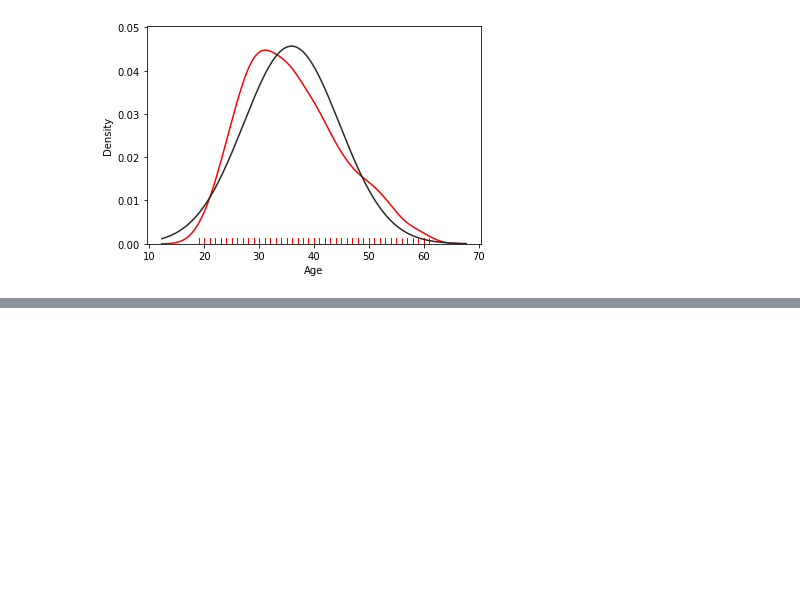
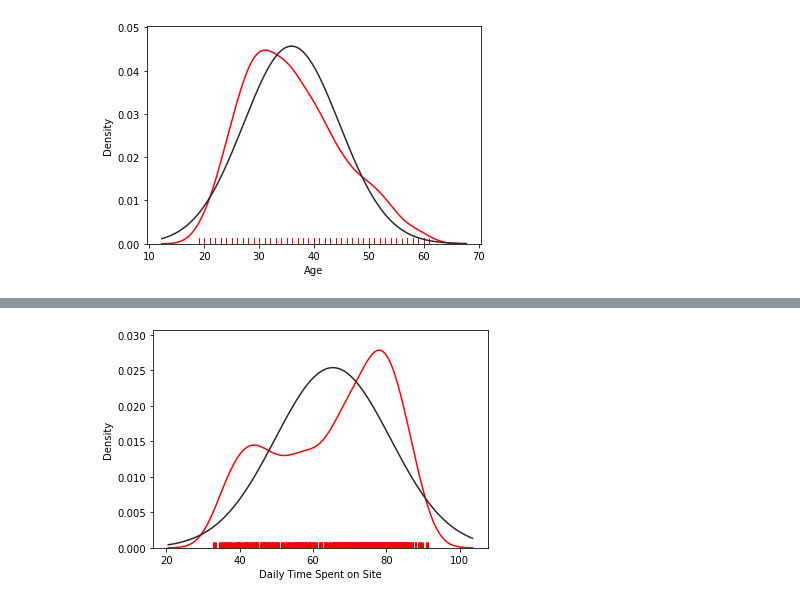
Before and after one commit to malachowicz1/ML, a Jupyter notebook: Ad_Click_Prediction/model.ipynb, the cells around one changed output, grey strips where cells are left out. Drawn from its saved outputs; the diff is of its cells as text; code cells hidden in the pictures; blank space fills up the shorter version.

```diff
--- a/Ad_Click_Prediction/model.ipynb
+++ b/Ad_Click_Prediction/model.ipynb
@@ -55,0 +61,5 @@ sns.distplot(train_data['Age'], hist=False, color='r', rug=True, fit=norm);
+# %%
+from scipy.stats import norm
+sns.distplot(train_data['Daily Time Spent on Site'], hist=False, color='r', rug=True, fit=norm);
+# %% [output]
+[figure, added]
```
Also changed, not shown: parts of 6 cells of this notebook.
